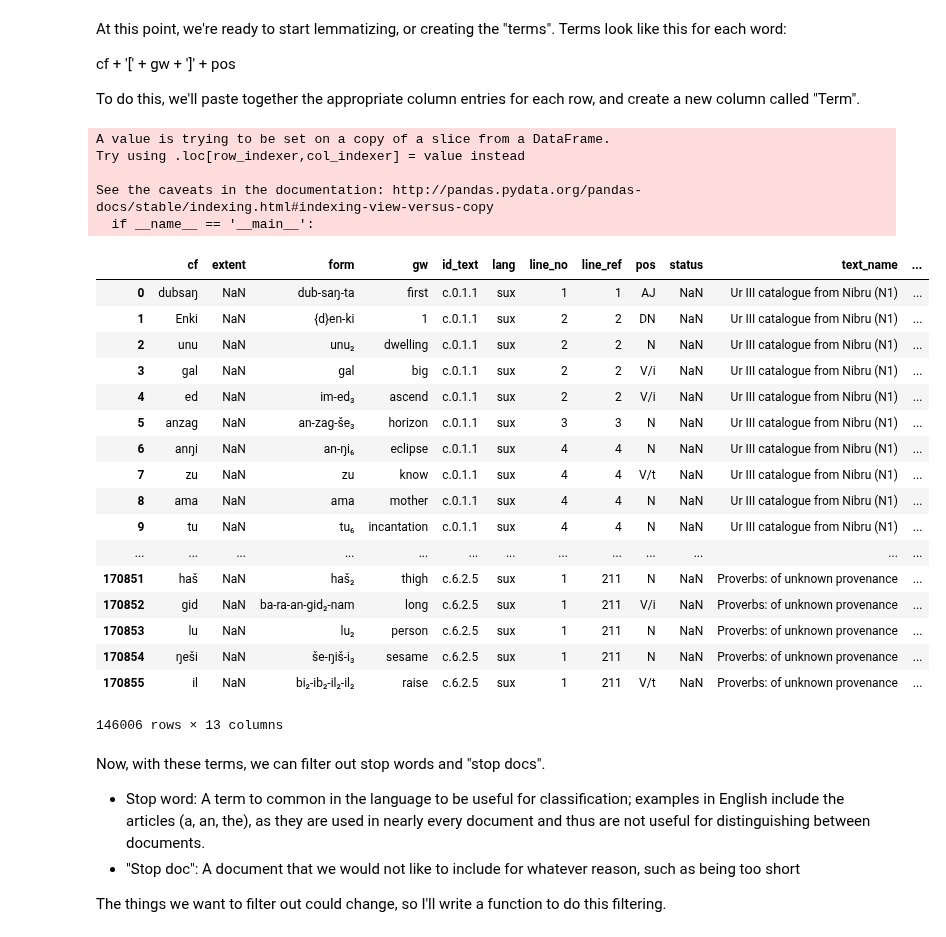
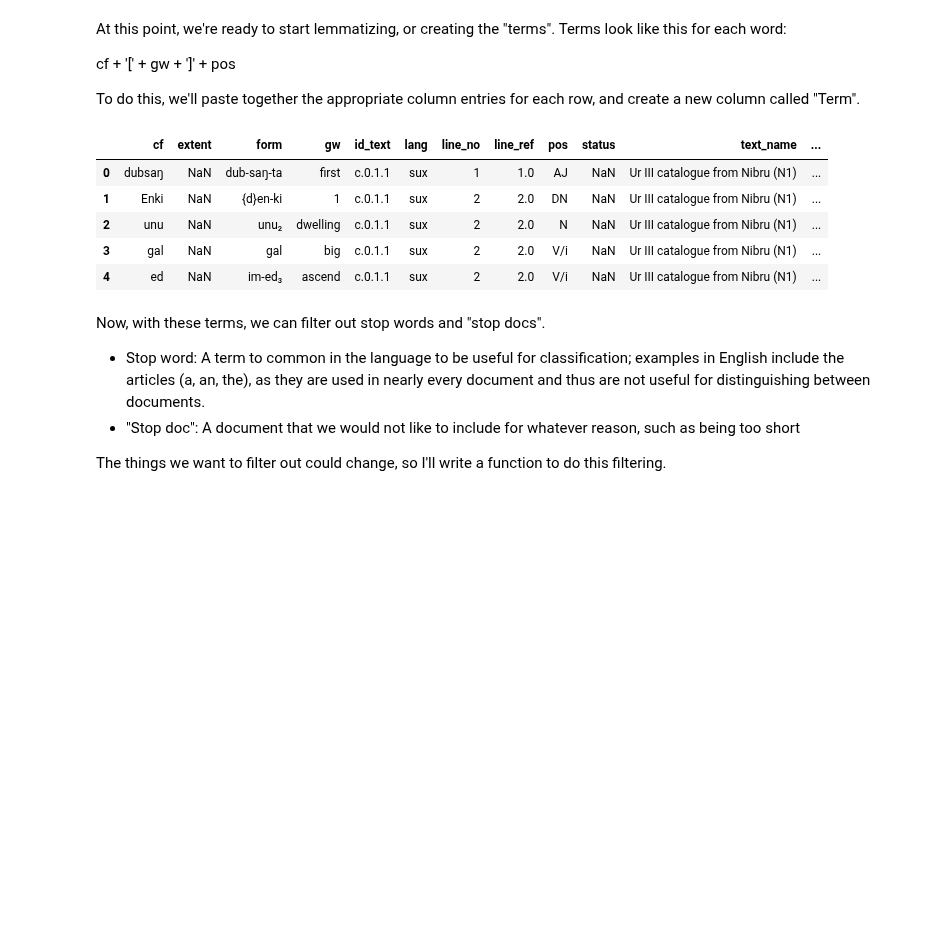
Before and after one commit to ds-modules/CUNEIF-102A, a Jupyter notebook: Notebook-Part1-Intro&TextAnalysis.ipynb, the cells around one changed output. Saved outputs shown, nothing was run; the diff lists cells and outputs as text; code cells hidden in the pictures; blank space fills up the shorter version.

```diff
--- a/Notebook-Part1-Intro&TextAnalysis.ipynb
+++ b/Notebook-Part1-Intro&TextAnalysis.ipynb
@@ -591,0 +583,9 @@ alltex
+# %%
+newtex = pd.read_csv("iddindaganAB.csv", index_col=0).loc[:,
+                                                          ["cf", "extent", "form", "gw",
+                                                           "id_text", "lang", "line_no",
+                                                           "line_ref", "pos"
+                                                          ]]
+newtex["id_text"] = np.repeat("NEW", newtex.shape[0])
+newtex["text_name"] = np.repeat("iddindaganAB", newtex.shape[0])
+newtex.head()
@@ -591,0 +601,3 @@ alltex
+# %%
+alltex = pd.concat([alltex,newtex])
+alltex.head()
@@ -678,32 +672,15 @@ cf + '[' + gw + ']' + pos
 
 To do this, we'll paste together the appropriate column entries for each row, and create a new column called "Term".
 # %%
-alltex['Term'] = [str(alltex.cf[i]) + "[" + str(alltex.gw[i]) + "]" + str(alltex.pos[i]) for i in alltex.index]
-alltex
+alltex['Term'] = alltex.cf.str.cat(others = alltex.gw, sep = "[").str.cat(others = alltex.pos, sep = "]")
+alltex.head()
 # %% [output]
-A value is trying to be set on a copy of a slice from a DataFrame.
-Try using .loc[row_indexer,col_indexer] = value instead
-
-See the caveats in the documentation: http://pandas.pydata.org/pandas-docs/stable/indexing.html#indexing-view-versus-copy
-  if __name__ == '__main__':
 |  | cf | extent | form | gw | id_text | lang | line_no | line_ref | pos | status | text_name | ... |
-| 0 | dubsaŋ | NaN | dub-saŋ-ta | first | c.0.1.1 | sux | 1 | 1 | AJ | NaN | Ur III catalogue from Nibru (N1) | ... |
-| 1 | Enki | NaN | {d}en-ki | 1 | c.0.1.1 | sux | 2 | 2 | DN | NaN | Ur III catalogue from Nibru (N1) | ... |
-| 2 | unu | NaN | unu₂ | dwelling | c.0.1.1 | sux | 2 | 2 | N | NaN | Ur III catalogue from Nibru (N1) | ... |
-| 3 | gal | NaN | gal | big | c.0.1.1 | sux | 2 | 2 | V/i | NaN | Ur III catalogue from Nibru (N1) | ... |
-| 4 | ed | NaN | im-ed₃ | ascend | c.0.1.1 | sux | 2 | 2 | V/i | NaN | Ur III catalogue from Nibru (N1) | ... |
-| 5 | anzag | NaN | an-zag-še₃ | horizon | c.0.1.1 | sux | 3 | 3 | N | NaN | Ur III catalogue from Nibru (N1) | ... |
-| 6 | anŋi | NaN | an-ŋi₆ | eclipse | c.0.1.1 | sux | 4 | 4 | N | NaN | Ur III catalogue from Nibru (N1) | ... |
-| 7 | zu | NaN | zu | know | c.0.1.1 | sux | 4 | 4 | V/t | NaN | Ur III catalogue from Nibru (N1) | ... |
-| 8 | ama | NaN | ama | mother | c.0.1.1 | sux | 4 | 4 | N | NaN | Ur III catalogue from Nibru (N1) | ... |
-| 9 | tu | NaN | tu₆ | incantation | c.0.1.1 | sux | 4 | 4 | N | NaN | Ur III catalogue from Nibru (N1) | ... |
-| ... | ... | ... | ... | ... | ... | ... | ... | ... | ... | ... | ... | ... |
-| 170851 | haš | NaN | haš₂ | thigh | c.6.2.5 | sux | 1 | 211 | N | NaN | Proverbs: of unknown provenance | ... |
-| 170852 | gid | NaN | ba-ra-an-gid₂-nam | long | c.6.2.5 | sux | 1 | 211 | V/i | NaN | Proverbs: of unknown provenance | ... |
-| 170853 | lu | NaN | lu₂ | person | c.6.2.5 | sux | 1 | 211 | N | NaN | Proverbs: of unknown provenance | ... |
-| 170854 | ŋeši | NaN | še-ŋiš-i₃ | sesame | c.6.2.5 | sux | 1 | 211 | N | NaN | Proverbs: of unknown provenance | ... |
-| 170855 | il | NaN | bi₂-ib₂-il₂-il₂ | raise | c.6.2.5 | sux | 1 | 211 | V/t | NaN | Proverbs: of unknown provenance | ... |
+| 0 | dubsaŋ | NaN | dub-saŋ-ta | first | c.0.1.1 | sux | 1 | 1.0 | AJ | NaN | Ur III catalogue from Nibru (N1) | ... |
+| 1 | Enki | NaN | {d}en-ki | 1 | c.0.1.1 | sux | 2 | 2.0 | DN | NaN | Ur III catalogue from Nibru (N1) | ... |
+| 2 | unu | NaN | unu₂ | dwelling | c.0.1.1 | sux | 2 | 2.0 | N | NaN | Ur III catalogue from Nibru (N1) | ... |
+| 3 | gal | NaN | gal | big | c.0.1.1 | sux | 2 | 2.0 | V/i | NaN | Ur III catalogue from Nibru (N1) | ... |
+| 4 | ed | NaN | im-ed₃ | ascend | c.0.1.1 | sux | 2 | 2.0 | V/i | NaN | Ur III catalogue from Nibru (N1) | ... |
-146006 rows × 13 columns
 # %% [markdown]
 Now, with these terms, we can filter out stop words and "stop docs".
 * Stop word: A term to common in the language to be useful for classification; examples in English include the articles (a, an, the), as they are used in nearly every document and thus are not useful for distinguishing between documents.
```
Also changed, not shown: parts of 31 cells of this notebook, 1 other file.
